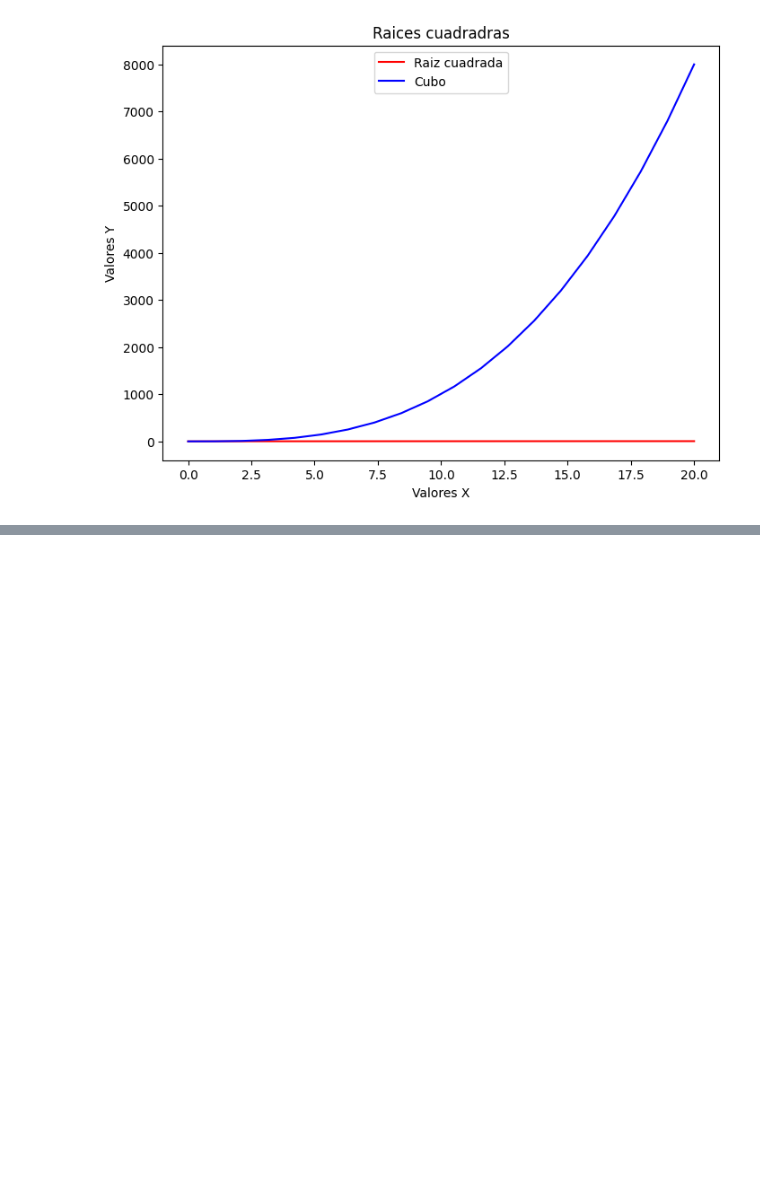
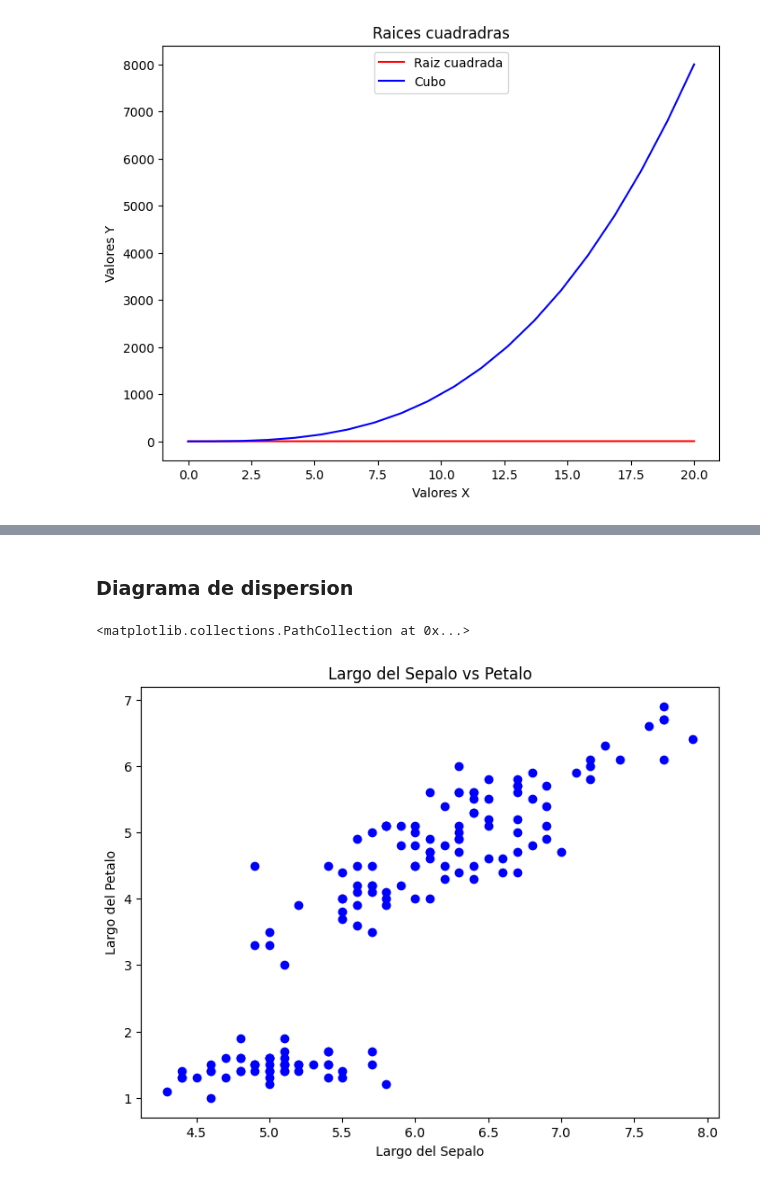
Before and after one commit to rhodlib/cdd_docs, a Jupyter notebook: book/03_data_visualization_with_matplotlib.ipynb, the cells around one changed output, grey strips where cells are left out. Saved outputs shown, nothing was run; the diff lists cells and outputs as text; code cells hidden in the pictures; blank space fills up the shorter version.

```diff
--- a/book/03_data_visualization_with_matplotlib.ipynb
+++ b/book/03_data_visualization_with_matplotlib.ipynb
@@ -103,0 +134,8 @@ plt.legend(loc="upper center")
+# %%
+"""
+Igual que a un CSV, se puede pasar un archivo TSV a traves del metodo read_csv(). solamente hay que pasarle '\t' en el valor
+del parametro sep
+"""
+
+data = pd.read_csv("../datasets/iris_data.tsv", sep='\t')
+data.head()
@@ -103,0 +149,16 @@ plt.legend(loc="upper center")
+# %% [markdown]
+### Diagrama de dispersion
+# %%
+"""
+Los diagramas de dispersion son utilizados escencialmente para diagramar relaciones entre 2 columnas numericas, en forma
+de puntos dispersos. normalmente un diagrama de dispersion es utilizado cuando para un mismo valor en el eje X existe muchos valores
+en el eje Y. para este diagrama tenemos la funcion scatter()
+"""
+
+plt.xlabel("Largo del Sepalo")
+plt.ylabel("Largo del Petalo")
+plt.title("Largo del Sepalo vs Petalo")
+plt.scatter(data['SepalLength'], data["PetalLength"], c="b")
+# %% [output]
+<matplotlib.collections.PathCollection at 0x...>
+[figure, added]
```
Also changed, not shown: parts of 29 cells of this notebook.
